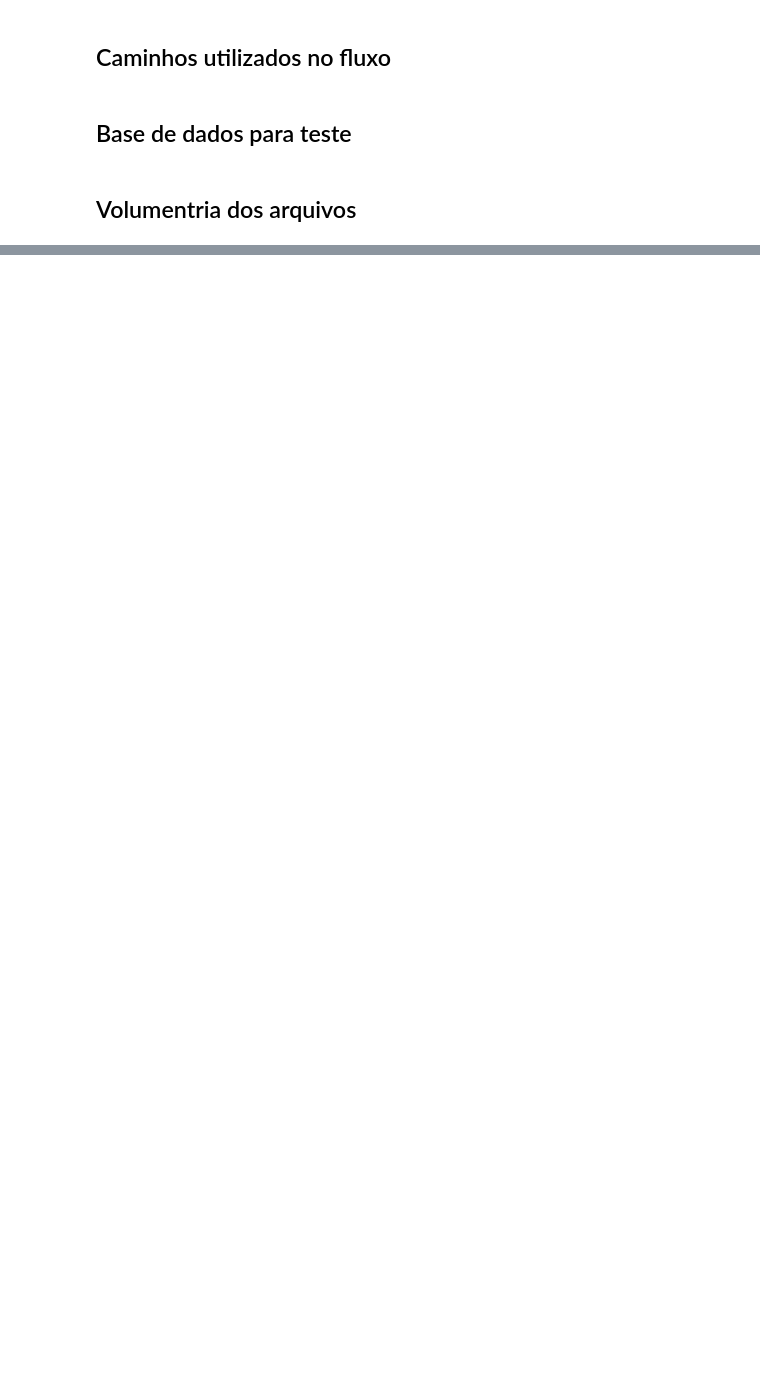
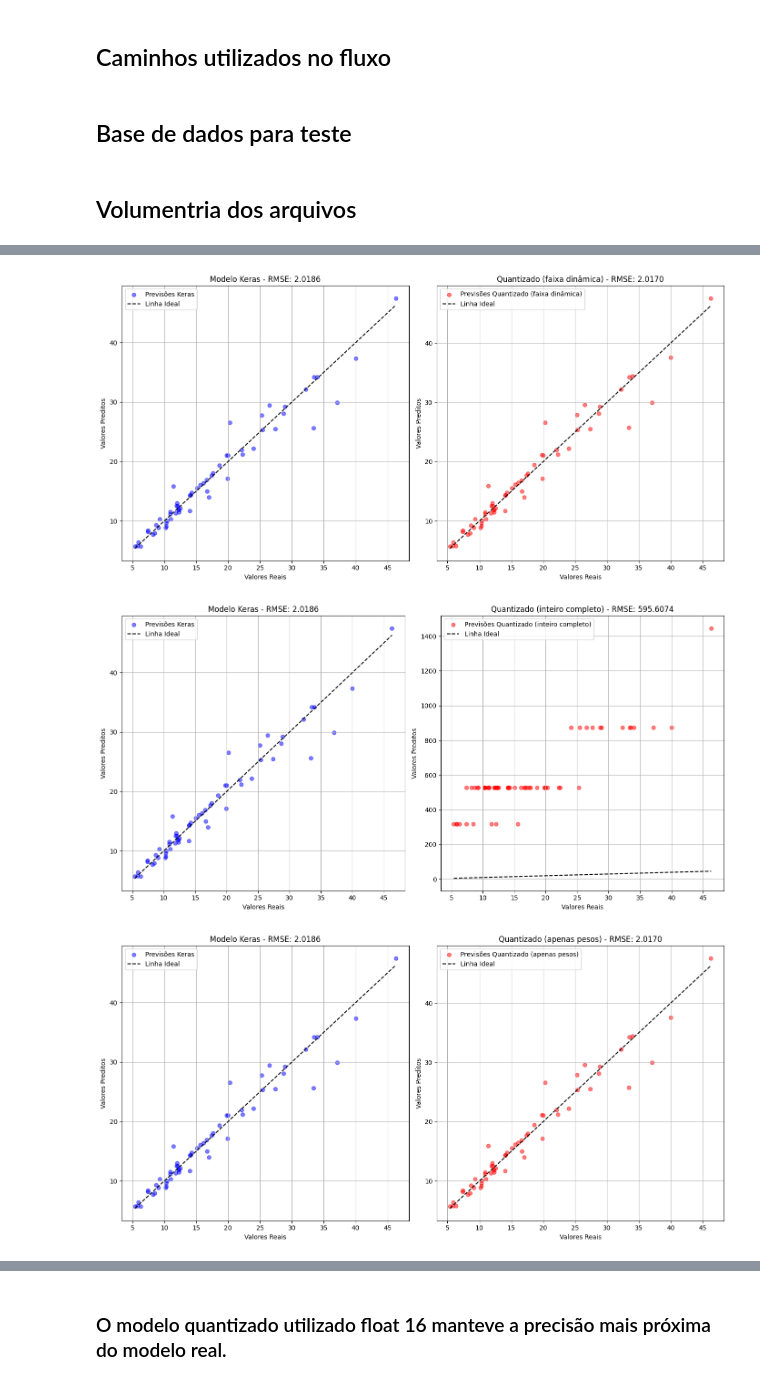
Before and after one commit to Tayco110/tcc, a Jupyter notebook: python_model/src/benchmark.ipynb, the cells around one changed output, grey strips where cells are left out. Drawn from its saved outputs; the diff is of its cells as text; code cells hidden in the pictures; blank space fills up the shorter version.

```diff
--- a/python_model/src/benchmark.ipynb
+++ b/python_model/src/benchmark.ipynb
@@ -133,0 +101,2 @@ ValueError: Cannot set tensor: Got value of type FLOAT32 but expected type INT8
+# %%
+interpreters['Keras'] = tf.keras.models.load_model("python_model.h5")
@@ -133,0 +159,9 @@ ValueError: Cannot set tensor: Got value of type FLOAT32 but expected type INT8
+# %%
+for name, times in inference_times.items():
+    print(f"{name}:")
+    print(f"  Média do Tempo de Inferência: {np.mean(times):.4f} segundos")
+    print(f"  Mediana do Tempo de Inferência: {np.median(times):.4f} segundos")
+    print(f"  Desvio Padrão: {np.std(times):.4f} segundos")
+    print(f"  Máximo: {np.max(times):.4f} segundos")
+    print(f"  Mínimo: {np.min(times):.4f} segundos")
+    print()
@@ -133,0 +230,6 @@ ValueError: Cannot set tensor: Got value of type FLOAT32 but expected type INT8
+# %%
+for name, metrics in metrics_dict.items():
+    print(f"Resultados para o modelo {name}:")
+    for metric, value in metrics.items():
+        print(f"  {metric}: {value:.5f}")
+    print()
@@ -133,0 +254,32 @@ ValueError: Cannot set tensor: Got value of type FLOAT32 but expected type INT8
+# %%
+model_names = [name for name in predictions_dict if 'Quantizado' in name]
+
+for name in model_names:
+    plt.figure(figsize=(14, 7))
+
+    # Gráfico para o modelo Keras
+    plt.subplot(1, 2, 1)
+    plt.scatter(y_test, predictions_dict['Keras'], color='blue', alpha=0.5, label='Previsões Keras')
+    plt.plot([min(y_test), max(y_test)], [min(y_test), max(y_test)], 'k--', label='Linha Ideal')
+    plt.title(f'Modelo Keras - RMSE: {metrics_dict["Keras"]["RMSE"]:.4f}')
+    plt.xlabel('Valores Reais')
+    plt.ylabel('Valores Preditos')
+    plt.grid()
+    plt.legend()
+
+    # Gráfico para o modelo quantizado atual
+    plt.subplot(1, 2, 2)
+    plt.scatter(y_test, predictions_dict[name], color='red', alpha=0.5, label=f'Previsões {name}')
+    plt.plot([min(y_test), max(y_test)], [min(y_test), max(y_test)], 'k--', label='Linha Ideal')
+    plt.title(f'{name} - RMSE: {metrics_dict[name]["RMSE"]:.4f}')
+    plt.xlabel('Valores Reais')
+    plt.ylabel('Valores Preditos')
+    plt.grid()
+    plt.legend()
+
+    plt.tight_layout()
+    plt.show()
+# %% [output]
+[figure, added]
+[figure, added]
+[figure, added]
@@ -133,0 +287,2 @@ ValueError: Cannot set tensor: Got value of type FLOAT32 but expected type INT8
+# %% [markdown]
+### O modelo quantizado utilizado float 16 manteve a precisão mais próxima do modelo real.
```
Also changed, not shown: parts of 27 cells of this notebook, 3 other files.
